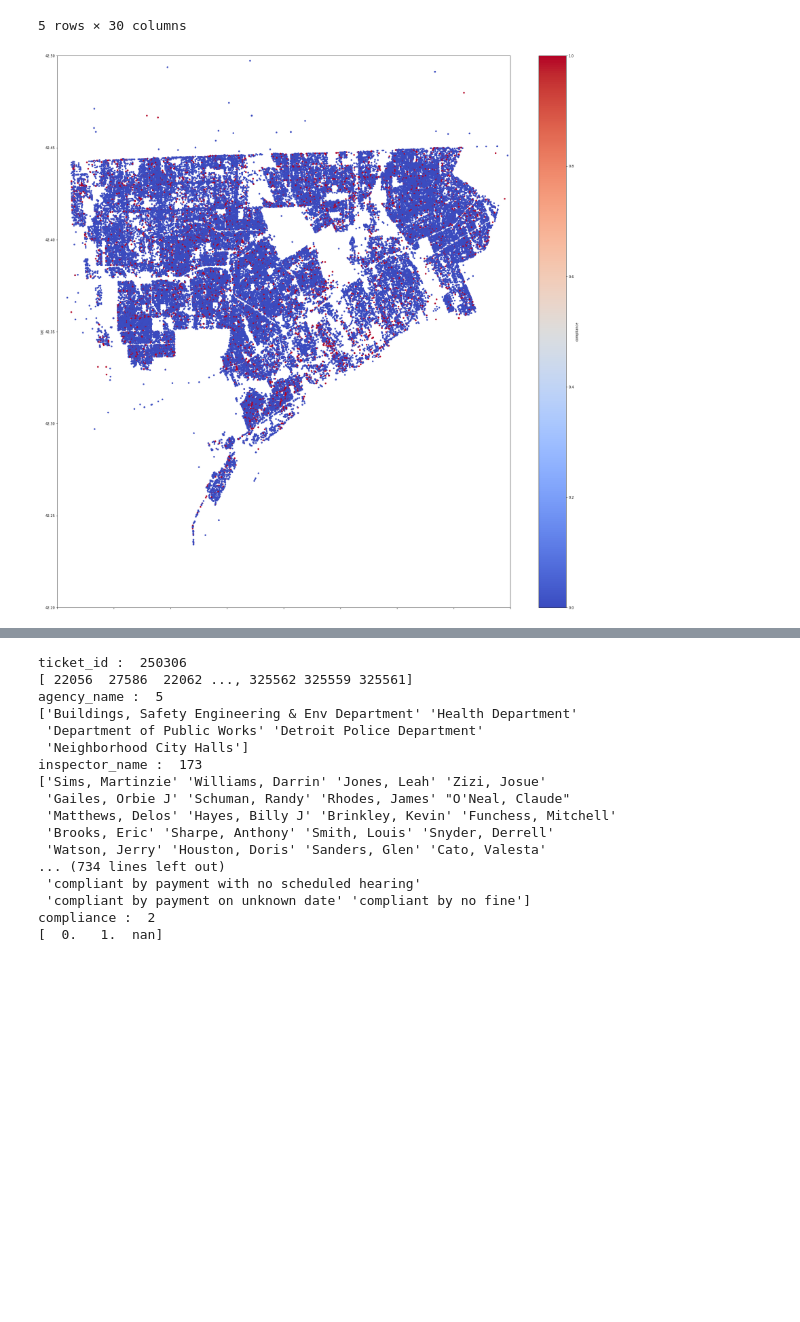
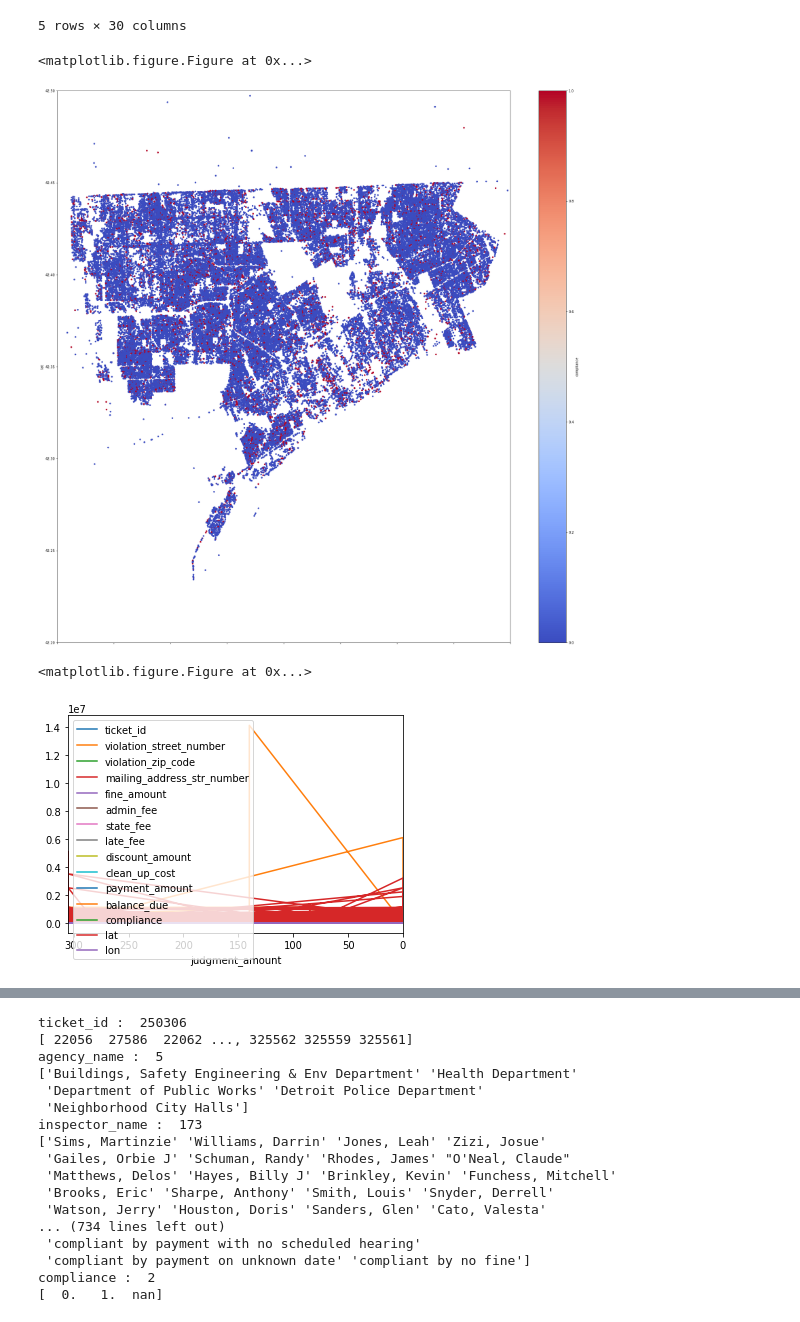
Before and after one commit to aitabuzaid/predict-fines, a Jupyter notebook: Assignment+4.ipynb, the cells around one changed output, grey strips where cells are left out. Drawn from its saved outputs; the diff is of its cells as text; code cells hidden in the pictures; blank space fills up the shorter version.

```diff
--- a/Assignment+4.ipynb
+++ b/Assignment+4.ipynb
@@ -212,8 +213,8 @@ display(test_data_merged[:5])
 | 4 | 285346 | Department of Public Works | Talbert, Reginald | CORBELL, STANLEY | 1700.0 | CENTRAL | ... |
 5 rows × 30 columns
 # %%
-import matplotlib.pyplot as plt
 
+plt.figure()
 train_data_merged.plot.scatter('lon',
                                'lat',
                                c='compliance',
@@ -224,6 +225,13 @@ train_data_merged.plot.scatter('lon',
                                figsize=(30,30));
 #
 plt.show()
-plt.show()
 # %% [output]
+<matplotlib.figure.Figure at 0x...>
 [figure]
+# %%
+plt.figure()
+train_data_merged.plot('judgment_amount');
+plt.show()
+# %% [output]
+<matplotlib.figure.Figure at 0x...>
+[figure, added]
```
Also changed, not shown: parts of 4 cells of this notebook.
